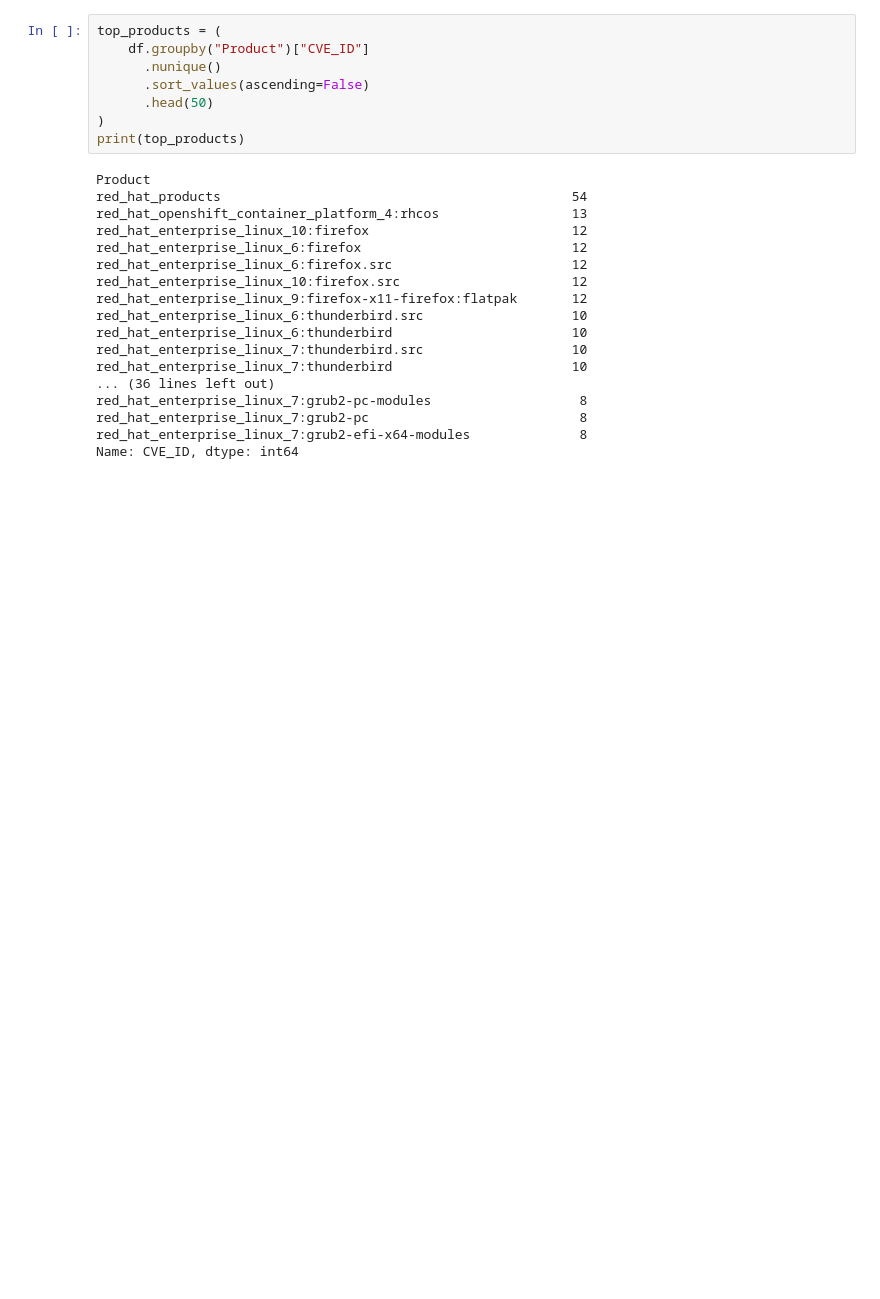
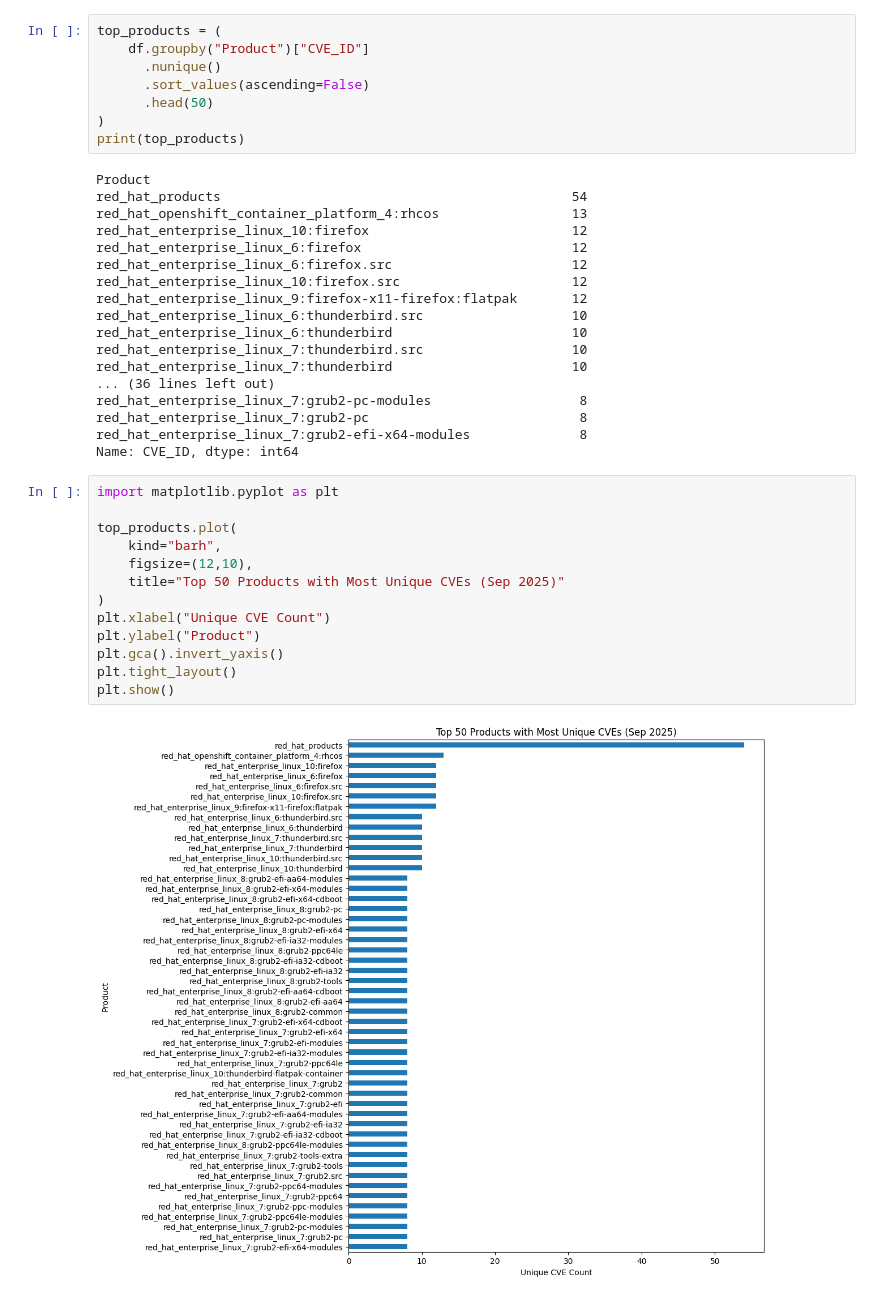
Before and after one commit to MannasehM/redhat_data_analysis, a Jupyter notebook: RedHat_Security_data_analysis.ipynb, the cells around one changed output. Saved outputs shown, nothing was run; the diff lists cells and outputs as text; blank space fills up the shorter version.

```diff
--- a/RedHat_Security_data_analysis.ipynb
+++ b/RedHat_Security_data_analysis.ipynb
@@ -181,6 +181,21 @@ red_hat_enterprise_linux_7:grub2-pc-modules                   8
 red_hat_enterprise_linux_7:grub2-pc                           8
 red_hat_enterprise_linux_7:grub2-efi-x64-modules              8
 Name: CVE_ID, dtype: int64
+# %%
+import matplotlib.pyplot as plt
+
+top_products.plot(
+    kind="barh",
+    figsize=(12,10),
+    title="Top 50 Products with Most Unique CVEs (Sep 2025)"
+)
+plt.xlabel("Unique CVE Count")
+plt.ylabel("Product")
+plt.gca().invert_yaxis()
+plt.tight_layout()
+plt.show()
+# %% [output]
+[figure, added]
 # %%
 from collections import Counter
 import re
```
Also changed, not shown: parts of 3 cells of this notebook.
